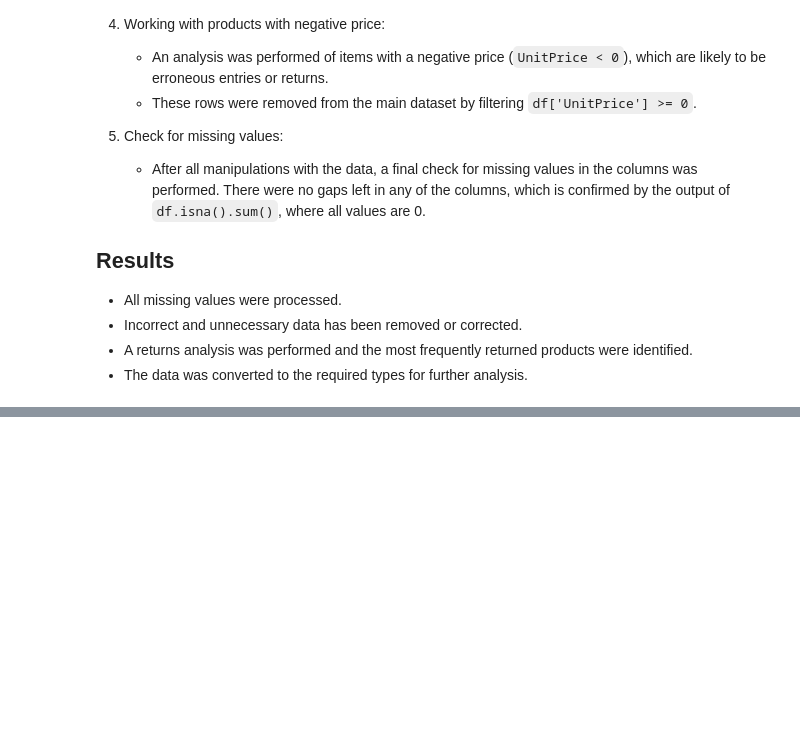
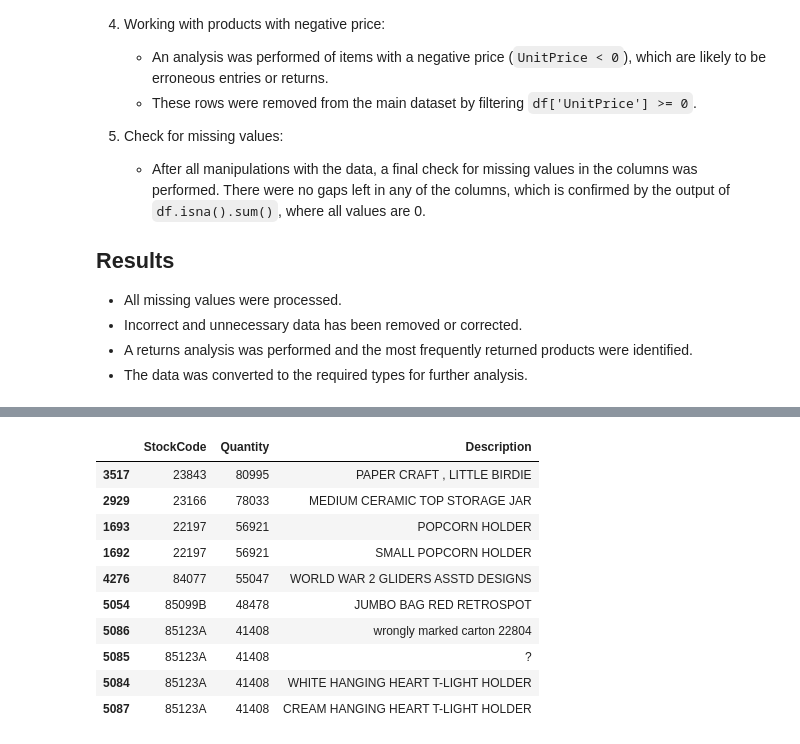
Before and after one commit to zazauserr/Data_Analyst_Pet_Projects, a Jupyter notebook: E-Commerce/project.ipynb, the cells around one changed output, grey strips where cells are left out. Cells and saved outputs as stored; diff of their text form; code cells hidden in the pictures; blank space fills up the shorter version.

Commit message:
Top Selling Products

```diff
--- a/E-Commerce/project.ipynb
+++ b/E-Commerce/project.ipynb
@@ -266,0 +283,20 @@ df[df['Quantity'] < 0]
+# %%
+top_selling_products = df.groupby('StockCode').agg({'Quantity': 'sum'}).reset_index() # group by 'StockCode' and sum 'Quantity' to calculate sales
+# %%
+top_selling_products = top_selling_products.merge(df[['StockCode', 'Description']].drop_duplicates(), on='StockCode', how='left') # add product description from source DataFrame
+# %%
+top_selling_products_sorted = top_selling_products.sort_values(by='Quantity', ascending=False)
+# %%
+top_selling_products_sorted.head(10)
+# %% [output]
+|  | StockCode | Quantity | Description |
+| 3517 | 23843 | 80995 | PAPER CRAFT , LITTLE BIRDIE |
+| 2929 | 23166 | 78033 | MEDIUM CERAMIC TOP STORAGE JAR |
+| 1693 | 22197 | 56921 | POPCORN HOLDER |
+| 1692 | 22197 | 56921 | SMALL POPCORN HOLDER |
+| 4276 | 84077 | 55047 | WORLD WAR 2 GLIDERS ASSTD DESIGNS |
+| 5054 | 85099B | 48478 | JUMBO BAG RED RETROSPOT |
+| 5086 | 85123A | 41408 | wrongly marked carton 22804 |
+| 5085 | 85123A | 41408 | ? |
+| 5084 | 85123A | 41408 | WHITE HANGING HEART T-LIGHT HOLDER |
+| 5087 | 85123A | 41408 | CREAM HANGING HEART T-LIGHT HOLDER |
```
Also changed, not shown: parts of 1 cell of this notebook.
